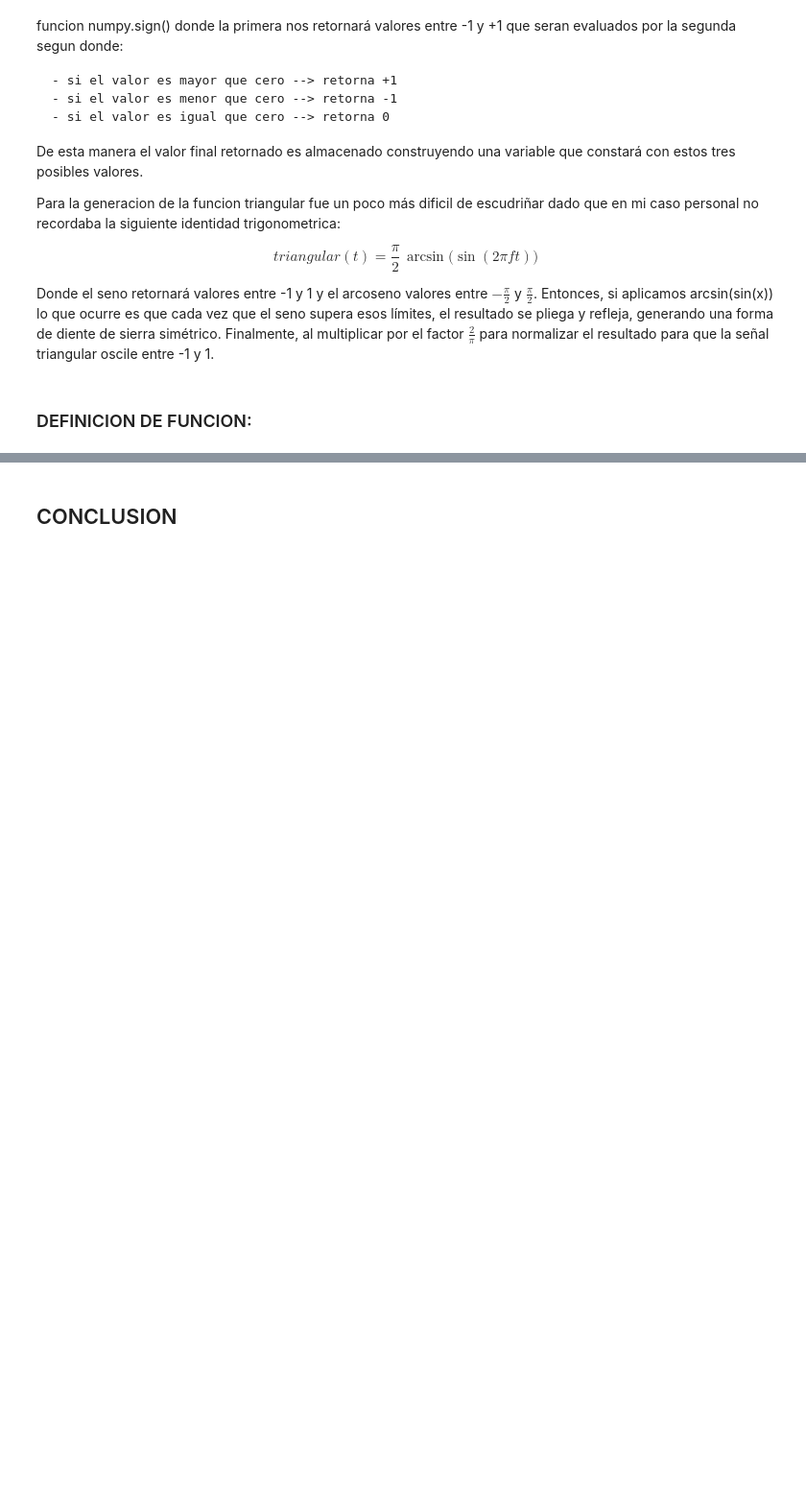
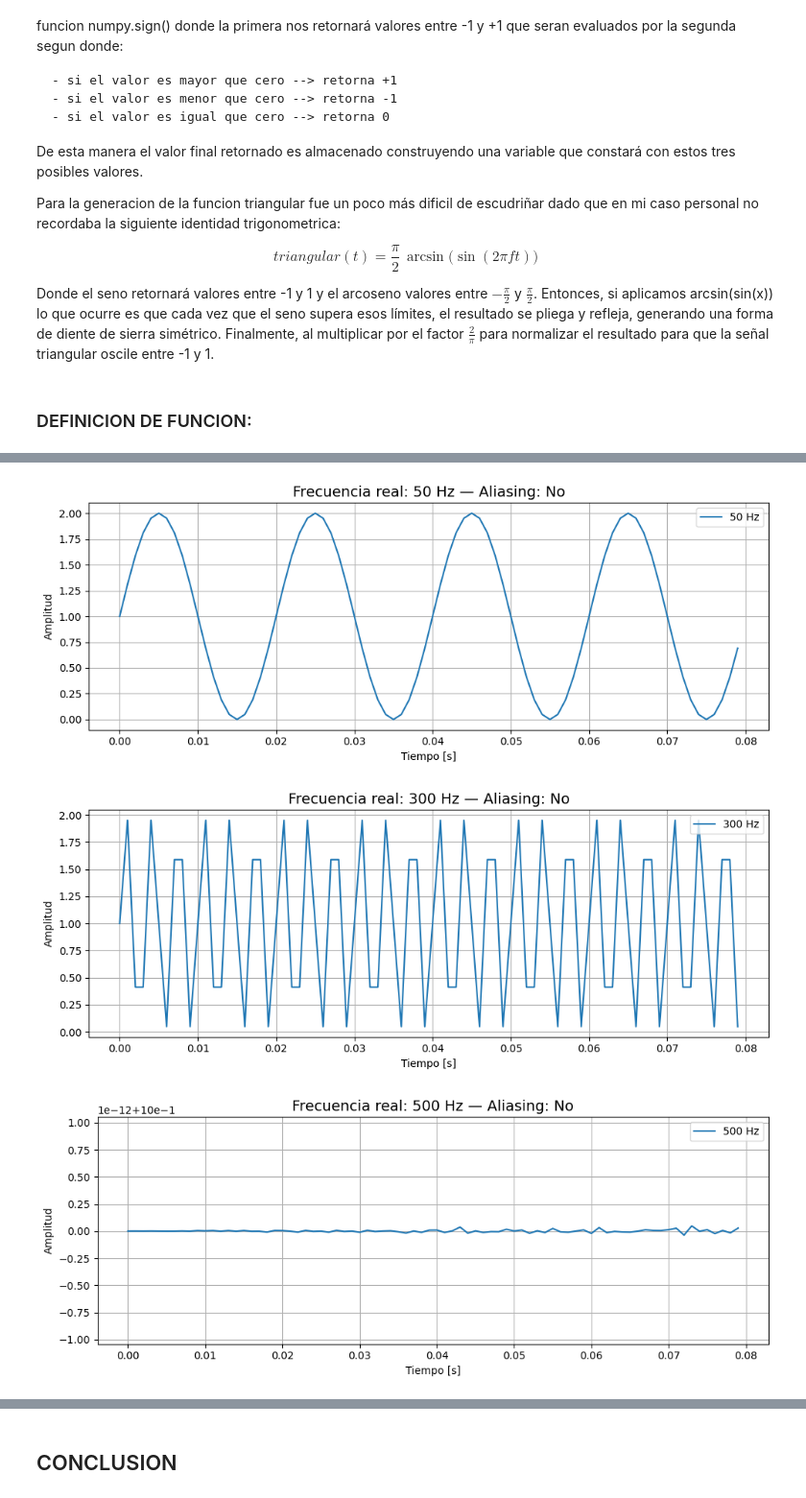
Before and after one commit to ariel-hipolito/pds-trabajos, a Jupyter notebook: tp_0/notebook0.ipynb, the cells around one changed output, grey strips where cells are left out. Shown at 96% size. Saved outputs shown, nothing was run; the diff lists cells and outputs as text; code cells hidden in the pictures; blank space fills up the shorter version.

```diff
--- a/tp_0/notebook0.ipynb
+++ b/tp_0/notebook0.ipynb
@@ -205,0 +229,23 @@ plt.show()
+# %%
+frecuencias = [50, 300, 500, 700, 950]  # Frecuencias a analizar
+f_nyquist = fs / 2
+
+# Graficar cada señal
+for f in frecuencias:
+    tt_p, sin_p = mi_funcion_sen(vmax=1, dc=1, ff=f, ph=0, nn=N, fs=fs)
+    aliasing = "Sí" if f > f_nyquist else "No"
+
+    mask = tt_p < 0.08
+    plt.figure(figsize=(10, 4))
+    plt.plot(tt_p[mask], sin_p[mask], label=f"{f} Hz")
+    plt.title(f"Frecuencia real: {f} Hz — Aliasing: {aliasing}", fontsize=14)
+    plt.xlabel("Tiempo [s]")
+    plt.ylabel("Amplitud")
+    plt.legend()
+    plt.grid(True)
+    plt.tight_layout()
+    plt.show()
+# %% [output]
+[figure, added]
+[figure, added]
+[figure, added]
```
Also changed, not shown: parts of 4 cells of this notebook, 1 other file.
